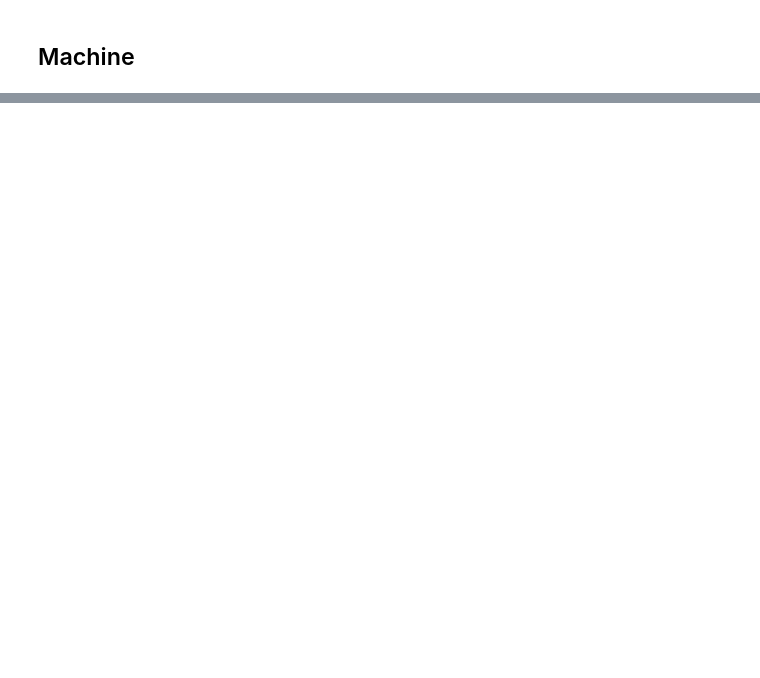
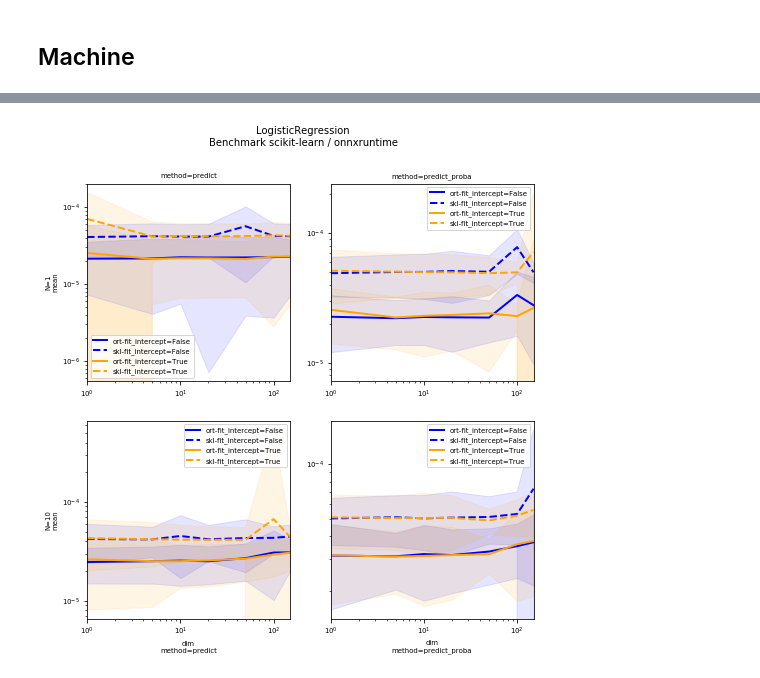
Before and after one commit to sdpython/pymlbenchmark, a Jupyter notebook: _doc/notebooks/context.ipynb, the cells around one changed output, grey strips where cells are left out. Drawn from its saved outputs; the diff is of its cells as text; code cells hidden in the pictures; blank space fills up the shorter version.

```diff
--- a/_doc/notebooks/context.ipynb
+++ b/_doc/notebooks/context.ipynb
@@ -38,0 +50,4 @@ pandas.DataFrame(machine_information())
+# %%
+from pymlbenchmark.datasets import experiment_results
+df = experiment_results('onnxruntime_LogisticRegression')
+df.head()
@@ -38,0 +61,7 @@ pandas.DataFrame(machine_information())
+# %%
+from pymlbenchmark.plotting import plot_bench_results
+plot_bench_results(df, row_cols='N', col_cols='method',
+                   x_value='dim', hue_cols='fit_intercept',
+                   title="LogisticRegression\nBenchmark scikit-learn / onnxruntime");
+# %% [output]
+[figure, added]
```
Also changed, not shown: parts of 5 cells of this notebook, 6 other files.
